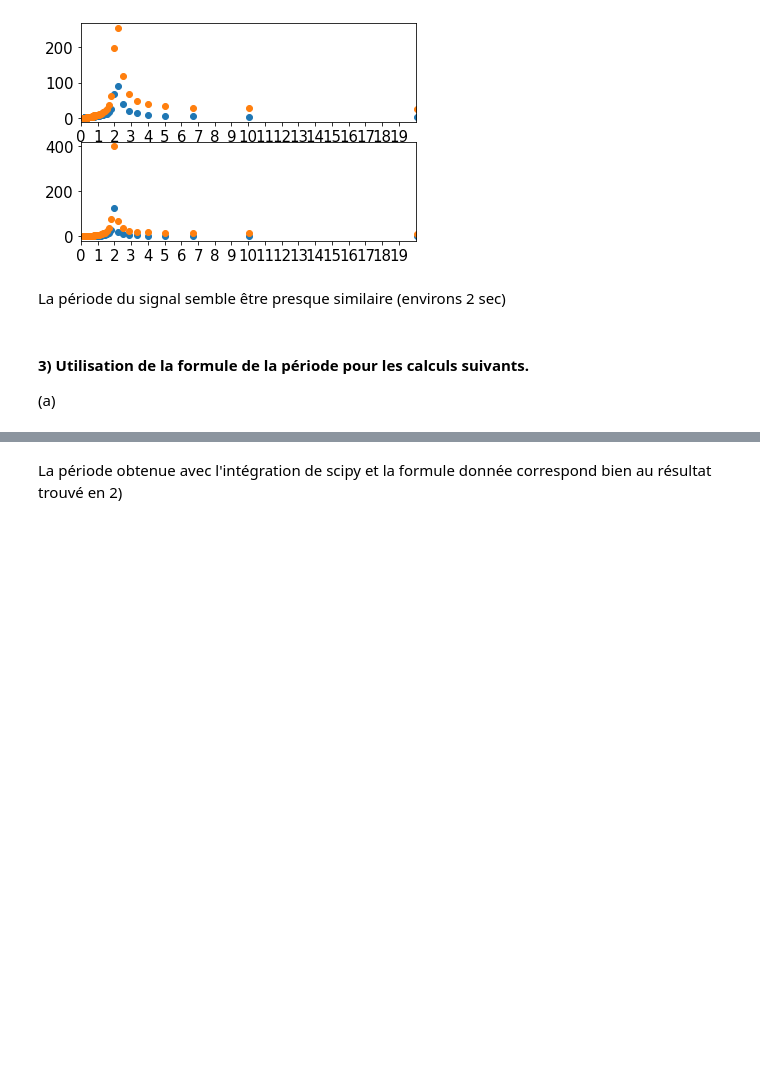
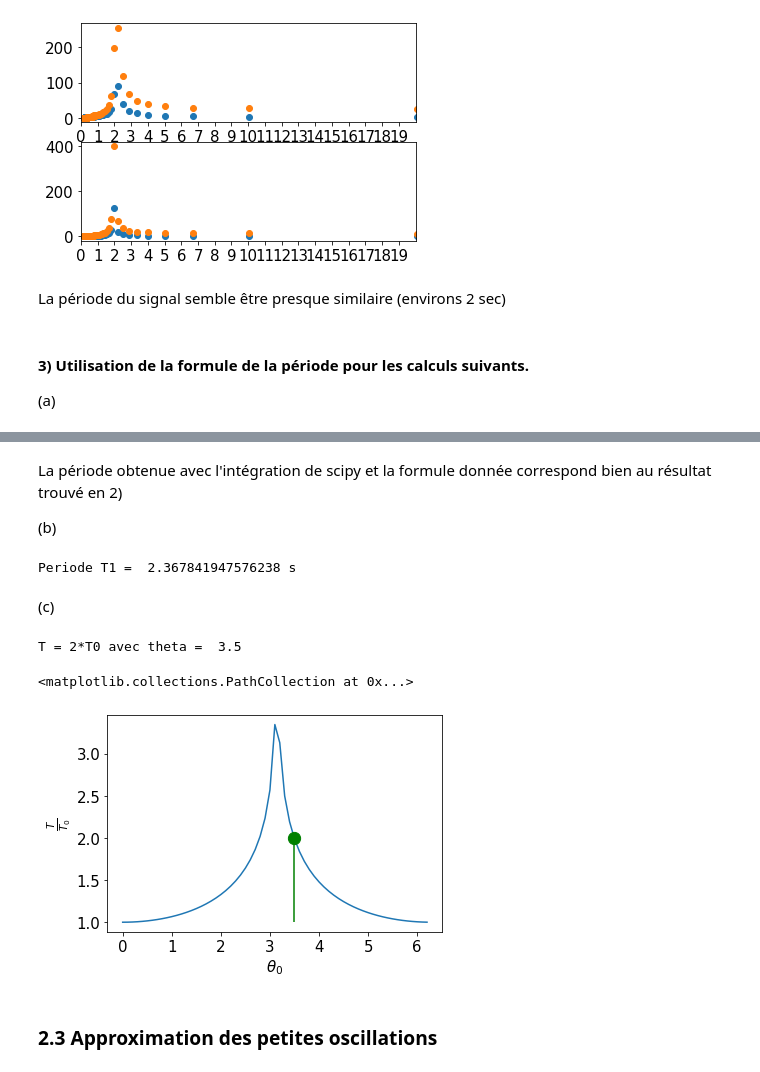
Before and after one commit to PhantHive/edo-curves, a Jupyter notebook: projet.ipynb, the cells around one changed output, grey strips where cells are left out. Saved outputs shown, nothing was run; the diff lists cells and outputs as text; code cells hidden in the pictures; blank space fills up the shorter version.

```diff
--- a/projet.ipynb
+++ b/projet.ipynb
@@ -440,8 +439,8 @@ def f(x, k):
     return 1/(np.sqrt(1 - (k**2)*np.power(np.sin(x), 2)))
 
 L = 1
-theta = 0.001
-k = np.sin(theta)/2
+theta = 0.0001
+k = np.sin(theta/2)
 T0 = 4*np.sqrt(L/9.81)*integrate.quad(f, 0, np.pi/2, args=k)[0]
 
 print("Periode T0 = ", T0, "s")
@@ -450,2 +449,56 @@ Periode T0 =  2.0060668060897906 s
 # %% [markdown]
 La période obtenue avec l'intégration de scipy et la formule donnée correspond bien au résultat trouvé en 2)
+
+
+(b)
+# %%
+import scipy.integrate as integrate
+
+def f(x, k):
+    return 1/(np.sqrt(1 - (k**2)*np.power(np.sin(x), 2)))
+
+L = 1
+theta = np.pi/2
+k = np.sin(theta/2)
+T1 = 4*np.sqrt(L/9.81)*integrate.quad(f, 0, np.pi/2, args=k)[0]
+
+print("Periode T1 = ", T1, "s")
+# %% [output]
+Periode T1 =  2.367841947576238 s
+# %% [markdown]
+(c)
+# %%
+import scipy.integrate as integrate
+
+def f(x, k):
+    return 1/(np.sqrt(1 - (k**2)*np.power(np.sin(x), 2)))
+
+L = 1 # 1m
+Tk = []
+Theta = []
+
+theta_v = None #theta pour T = 2*T0
+for theta in np.arange(0, np.pi*2, 0.1):
+    k = np.sin(theta/2)
+    T = 4*np.sqrt(L/9.81)*integrate.quad(f, 0, np.pi/2, args=k)[0]
+    Tk.append(T/T0)
+    Theta.append(theta)
+
+
+    if abs(T - 2*T0) <= 0.04:
+        theta_v = theta
+        print("T = 2*T0 avec theta = ", theta_v)
+
+plt.plot(Theta, Tk)
+plt.xlabel("$\\theta_{0}$")
+plt.ylabel("$\\frac{T}{T_{0}}$")
+
+# Representation de theta_v, theta pour T = 2*T0
+plt.vlines(x=theta_v, ymin=1, ymax=2, color="green")
+plt.scatter(theta_v, 2, s=150, color='green', zorder=3)
+# %% [output]
+T = 2*T0 avec theta =  3.5
+<matplotlib.collections.PathCollection at 0x...>
+[figure, added]
+# %% [markdown]
+### 2.3 Approximation des petites oscillations
```
Also changed, not shown: parts of 4 cells of this notebook.
